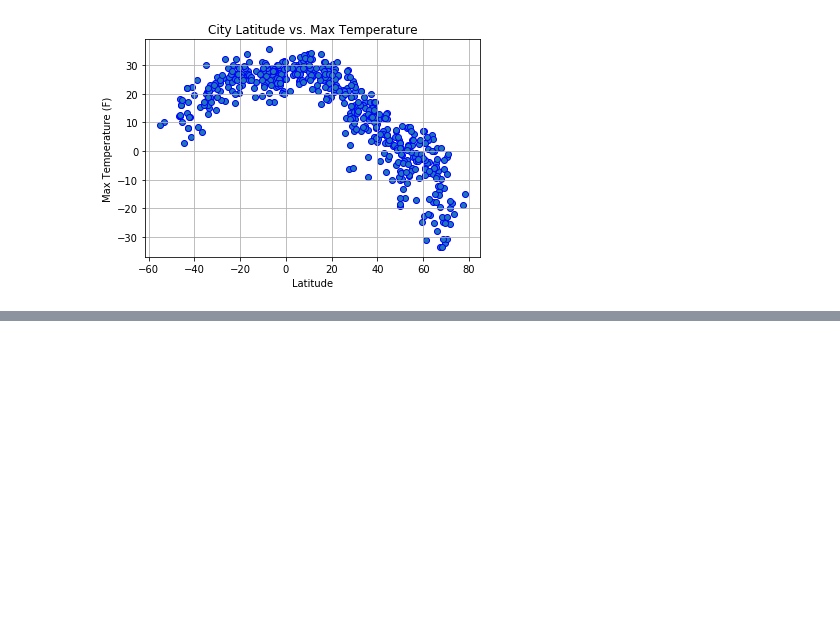
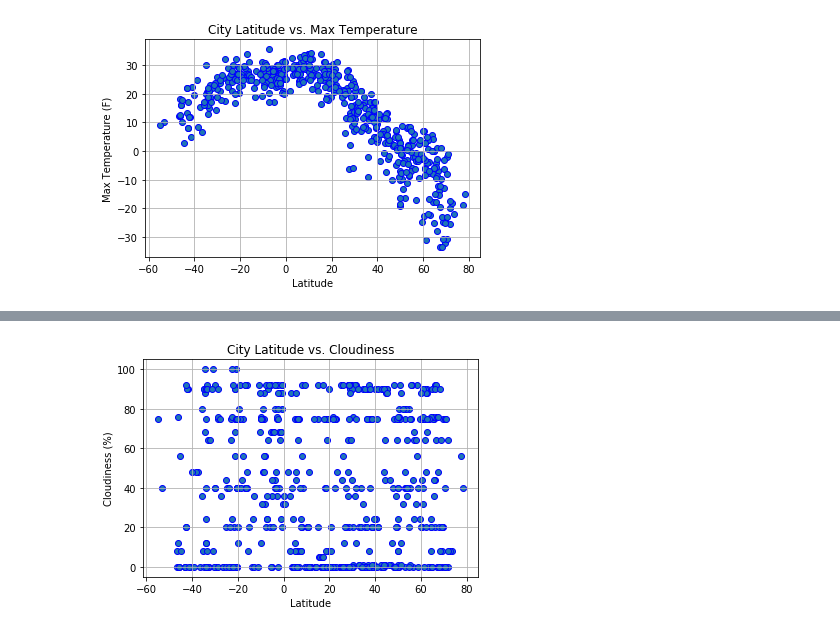
Before and after one commit to ulyssey28/Openweather_API, a Jupyter notebook: starter_code/API_Open_Weather.ipynb, the cells around one changed output, grey strips where cells are left out. Cells and saved outputs as stored; diff of their text form; code cells hidden in the pictures; blank space fills up the shorter version.

```diff
--- a/starter_code/API_Open_Weather.ipynb
+++ b/starter_code/API_Open_Weather.ipynb
@@ -143,0 +134,10 @@ data
+# %%
+plt.scatter(City_weather_df['Lat'], City_weather_df['Cloudiness'], marker='o', edgecolors= 'b')
+plt.title("City Latitude vs. Cloudiness")
+plt.xlabel("Latitude")
+plt.ylabel("Cloudiness (%)")
+plt.ylim(-5, 105)
+plt.grid()
+plt.show()
+# %% [output]
+[figure, added]
```
Also changed, not shown: parts of 3 cells of this notebook.
